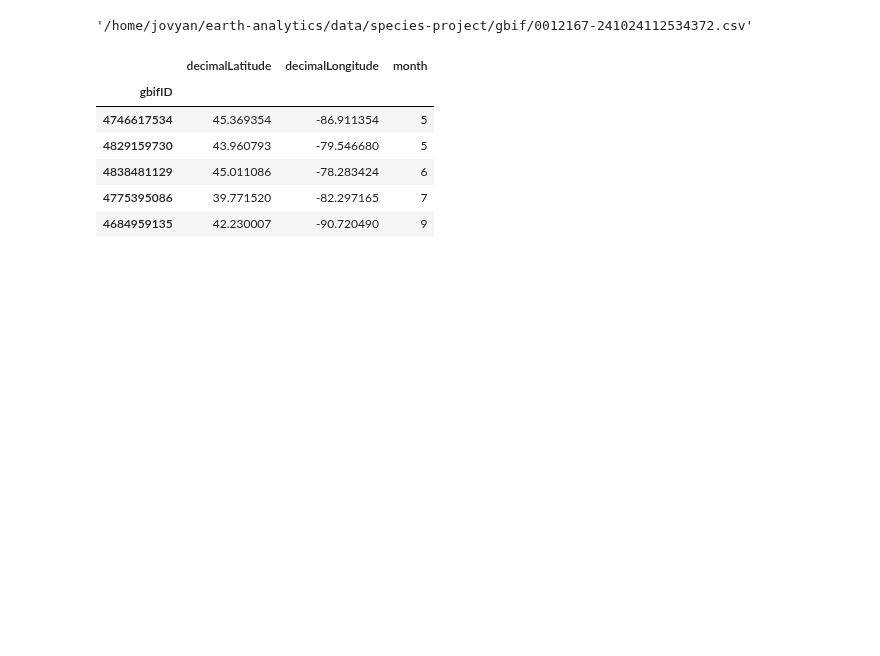
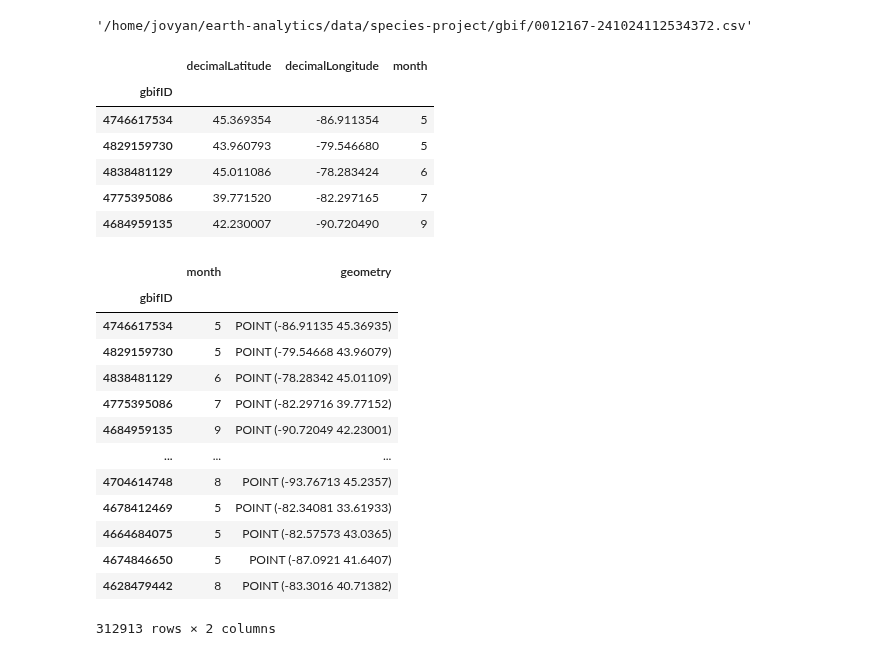
Before and after one commit to earthlab-education/foundations-of-earth-analytics-2024-species-distribution-coding-challenge-fundamentals-03-species-di, a Jupyter notebook: notebooks/rose-breasted-grosbeak.ipynb, the cells around one changed output. Drawn from its saved outputs; the diff is of its cells as text; code cells hidden in the pictures; blank space fills up the shorter version.

Commit message:
Month error

```diff
--- a/notebooks/rose-breasted-grosbeak.ipynb
+++ b/notebooks/rose-breasted-grosbeak.ipynb
@@ -185,5 +185,33 @@ gbif_df.head()
 | 4838481129 | 45.011086 | -78.283424 | 6 |
 | 4775395086 | 39.771520 | -82.297165 | 7 |
 | 4684959135 | 42.230007 | -90.720490 | 9 |
+# %%
+# Convert species dataframe into GeoDataFrame
+gbif_gdf = (
+    gpd.GeoDataFrame(
+        gbif_df,
+        geometry=gpd.points_from_xy(
+            gbif_df.decimalLongitude,
+            gbif_df.decimalLatitude),
+        crs="EPSG:4326")
+    # Select the desired columns
+    [['month', 'geometry']]
+)
+gbif_gdf
+# %% [output]
+|  | month | geometry |
+| gbifID |  |  |
+| 4746617534 | 5 | POINT (-86.91135 45.36935) |
+| 4829159730 | 5 | POINT (-79.54668 43.96079) |
+| 4838481129 | 6 | POINT (-78.28342 45.01109) |
+| 4775395086 | 7 | POINT (-82.29716 39.77152) |
+| 4684959135 | 9 | POINT (-90.72049 42.23001) |
+| ... | ... | ... |
+| 4704614748 | 8 | POINT (-93.76713 45.2357) |
+| 4678412469 | 5 | POINT (-82.34081 33.61933) |
+| 4664684075 | 5 | POINT (-82.57573 43.0365) |
+| 4674846650 | 5 | POINT (-87.0921 41.6407) |
+| 4628479442 | 8 | POINT (-83.3016 40.71382) |
+312913 rows × 2 columns
 # %%
 # Normalize data to show the average number of observations for each
```
Also changed, not shown: parts of 5 cells of this notebook.
